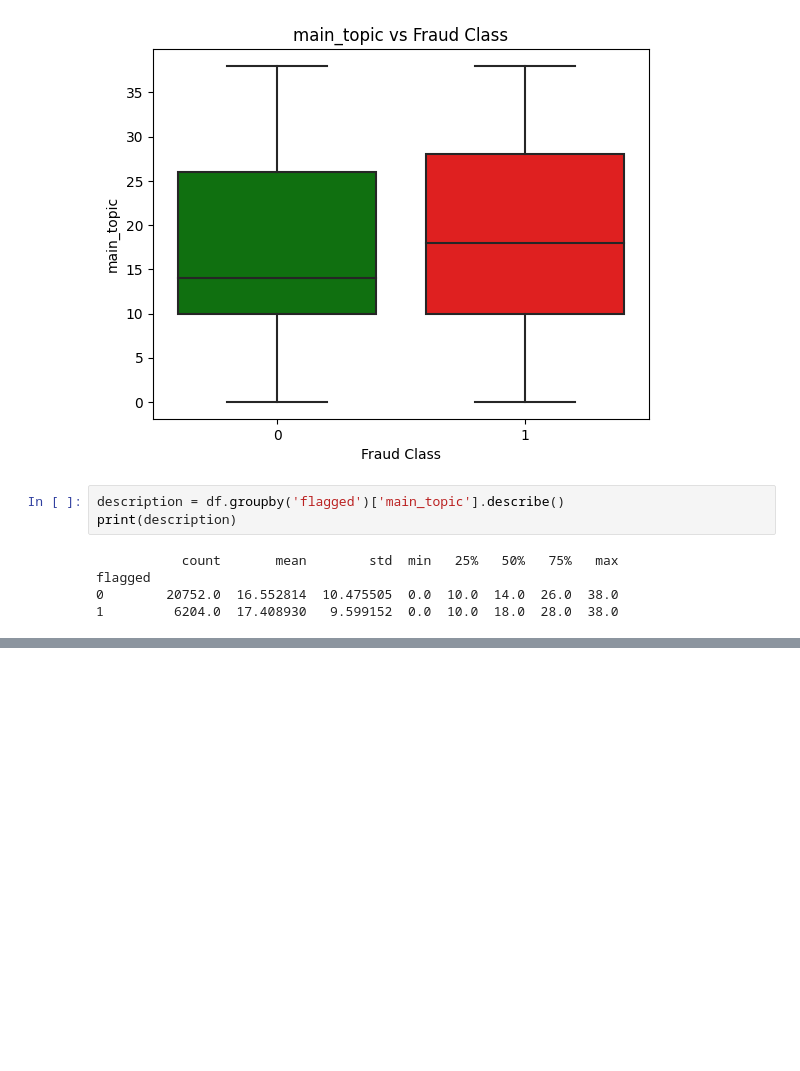
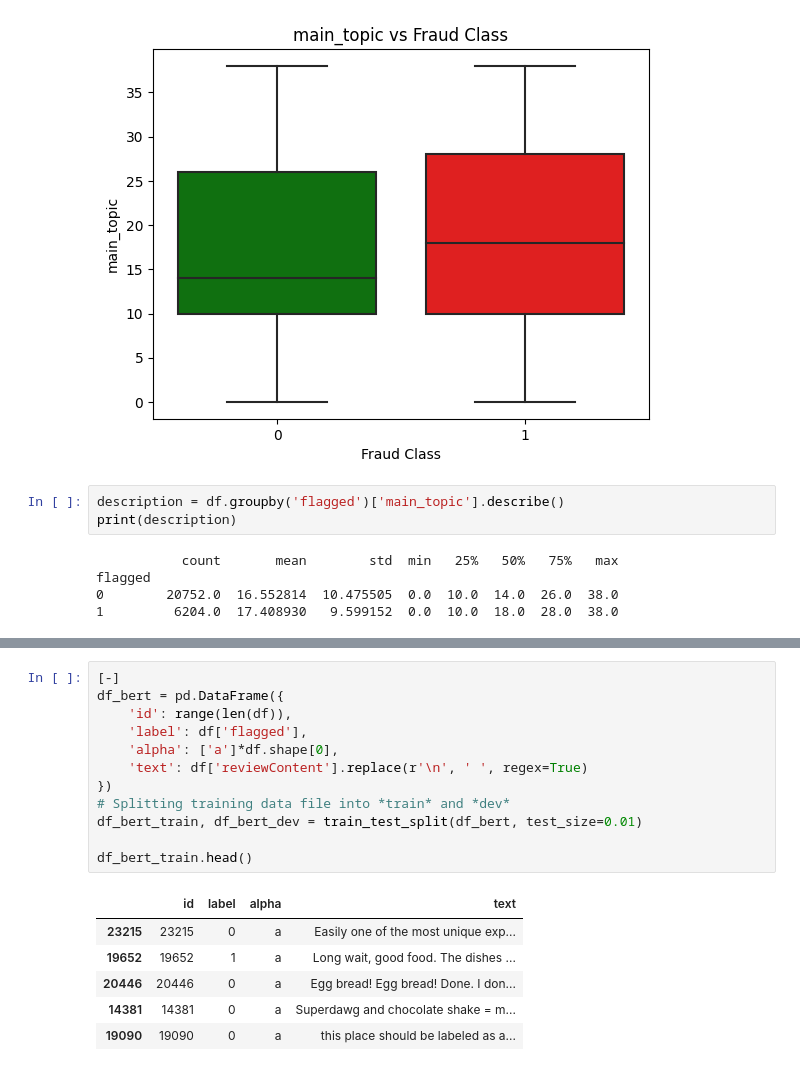
Before and after one commit to jesper1212/BT4012_Reviews, a Jupyter notebook: Notebooks/exploratory & visualisation/summer_reviews.ipynb, the cells around one changed output, grey strips where cells are left out. Saved outputs shown, nothing was run; the diff lists cells and outputs as text; blank space fills up the shorter version.

```diff
--- a/Notebooks/exploratory & visualisation/summer_reviews.ipynb
+++ b/Notebooks/exploratory & visualisation/summer_reviews.ipynb
@@ -202,0 +286,19 @@ flagged
+# %%
+[-]
+df_bert = pd.DataFrame({
+    'id': range(len(df)),
+    'label': df['flagged'],
+    'alpha': ['a']*df.shape[0],
+    'text': df['reviewContent'].replace(r'\n', ' ', regex=True)
+})
+# Splitting training data file into *train* and *dev*
+df_bert_train, df_bert_dev = train_test_split(df_bert, test_size=0.01)
+
+df_bert_train.head()
+# %% [output]
+|  | id | label | alpha | text |
+| 23215 | 23215 | 0 | a | Easily one of the most unique exp... |
+| 19652 | 19652 | 1 | a | Long wait, good food. The dishes ... |
+| 20446 | 20446 | 0 | a | Egg bread! Egg bread! Done. I don... |
+| 14381 | 14381 | 0 | a | Superdawg and chocolate shake = m... |
+| 19090 | 19090 | 0 | a | this place should be labeled as a... |
```
Also changed, not shown: parts of 12 cells of this notebook, 10 other files.
